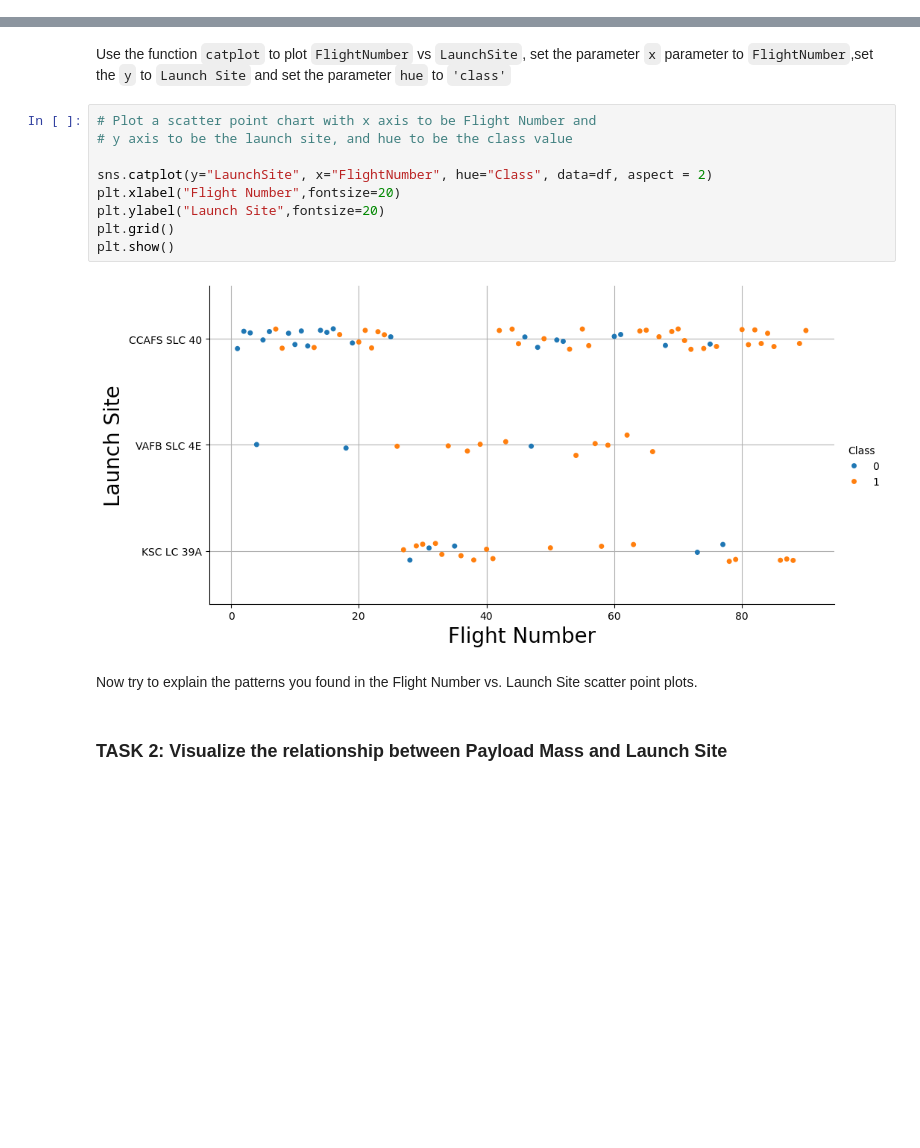
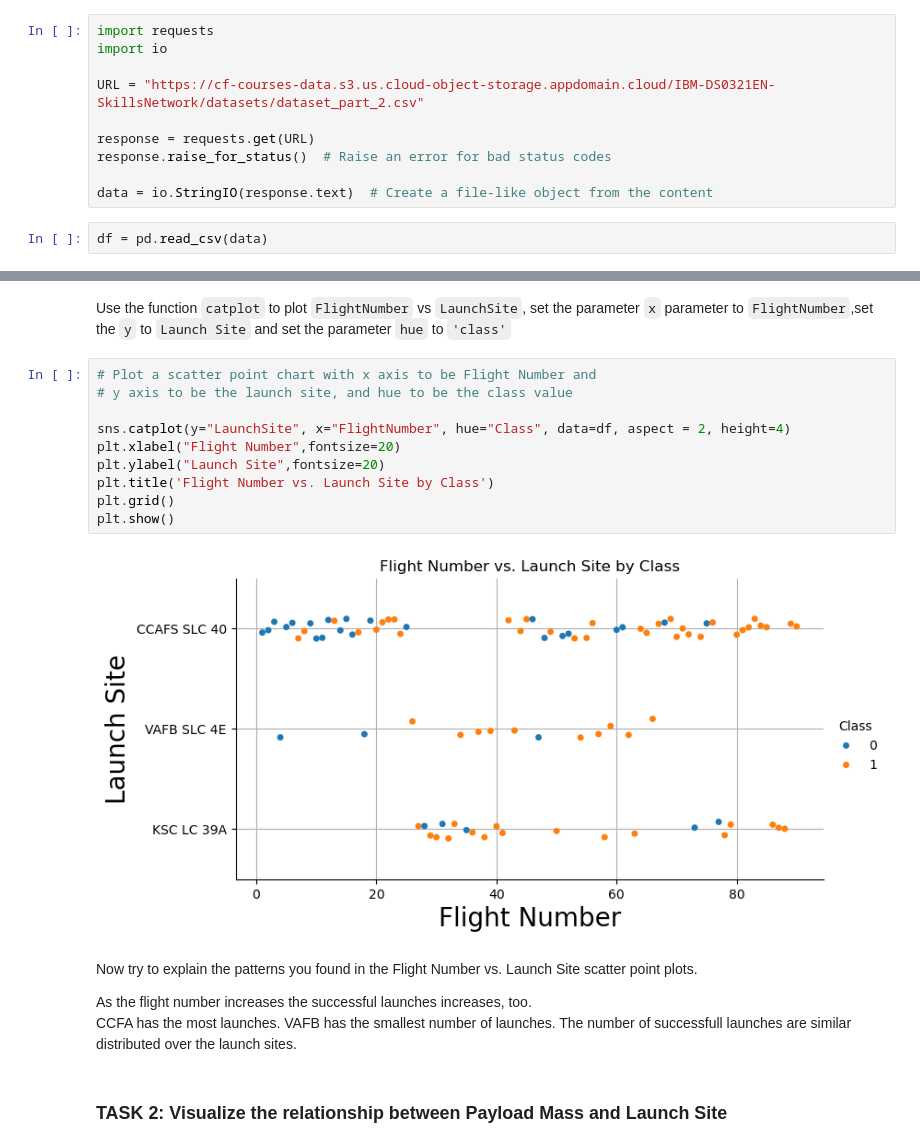
Before and after one commit to RolfChung/Interactive_Vis_SpaceX, a Jupyter notebook: edadataviz.ipynb, the cells around one changed output, grey strips where cells are left out. Cells and saved outputs as stored; diff of their text form; blank space fills up the shorter version.

```diff
--- a/edadataviz.ipynb
+++ b/edadataviz.ipynb
@@ -80,3 +73,15 @@ df.head(5)
+# %%
+import requests
+import io
+
+URL = "https://cf-courses-data.s3.us.cloud-object-storage.appdomain.cloud/IBM-DS0321EN-SkillsNetwork/datasets/dataset_part_2.csv"
+
+response = requests.get(URL)
+response.raise_for_status()  # Raise an error for bad status codes
+
+data = io.StringIO(response.text)  # Create a file-like object from the content
+# %%
+df = pd.read_csv(data)
 # %%
 df.info()
 # %% [output]
@@ -122,16 +127,21 @@ Use the function <code>catplot</code> to plot <code>FlightNumber</code> vs <code
 # %%
 # Plot a scatter point chart with x axis to be Flight Number and
 # y axis to be the launch site, and hue to be the class value
 
-sns.catplot(y="LaunchSite", x="FlightNumber", hue="Class", data=df, aspect = 2)
+sns.catplot(y="LaunchSite", x="FlightNumber", hue="Class", data=df, aspect = 2, height=4)
 plt.xlabel("Flight Number",fontsize=20)
 plt.ylabel("Launch Site",fontsize=20)
+plt.title('Flight Number vs. Launch Site by Class')
 plt.grid()
 plt.show()
 # %% [output]
-[figure, old version]
+[figure, new version]
 # %% [markdown]
 Now try to explain the patterns you found in the Flight Number vs. Launch Site scatter point plots.
+
+<p>As the flight number increases the successful launches increases, too.<br>
+CCFA has the most launches. VAFB has the smallest number of launches. The number of successfull launches are similar distributed over the launch sites.
+</p>
 # %% [markdown]
 ### TASK 2: Visualize the relationship between Payload Mass and Launch Site
 # %% [markdown]
```
Also changed, not shown: parts of 28 cells of this notebook, 44 other files.
